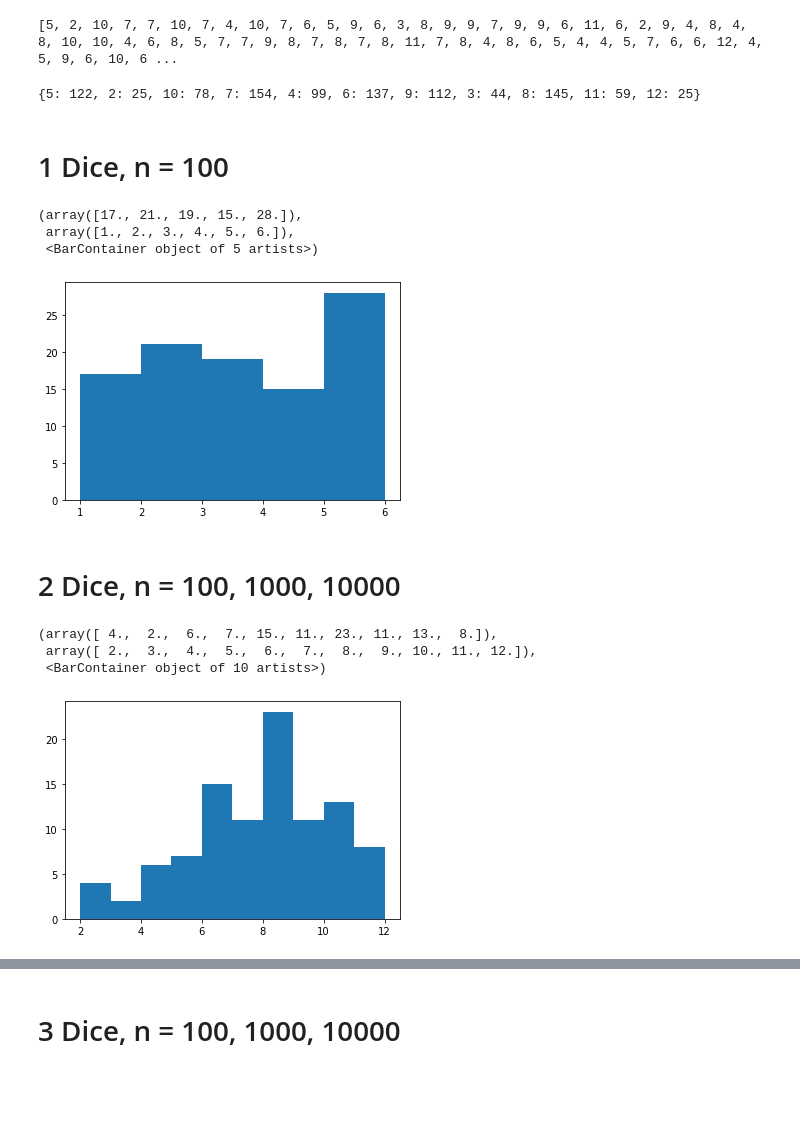
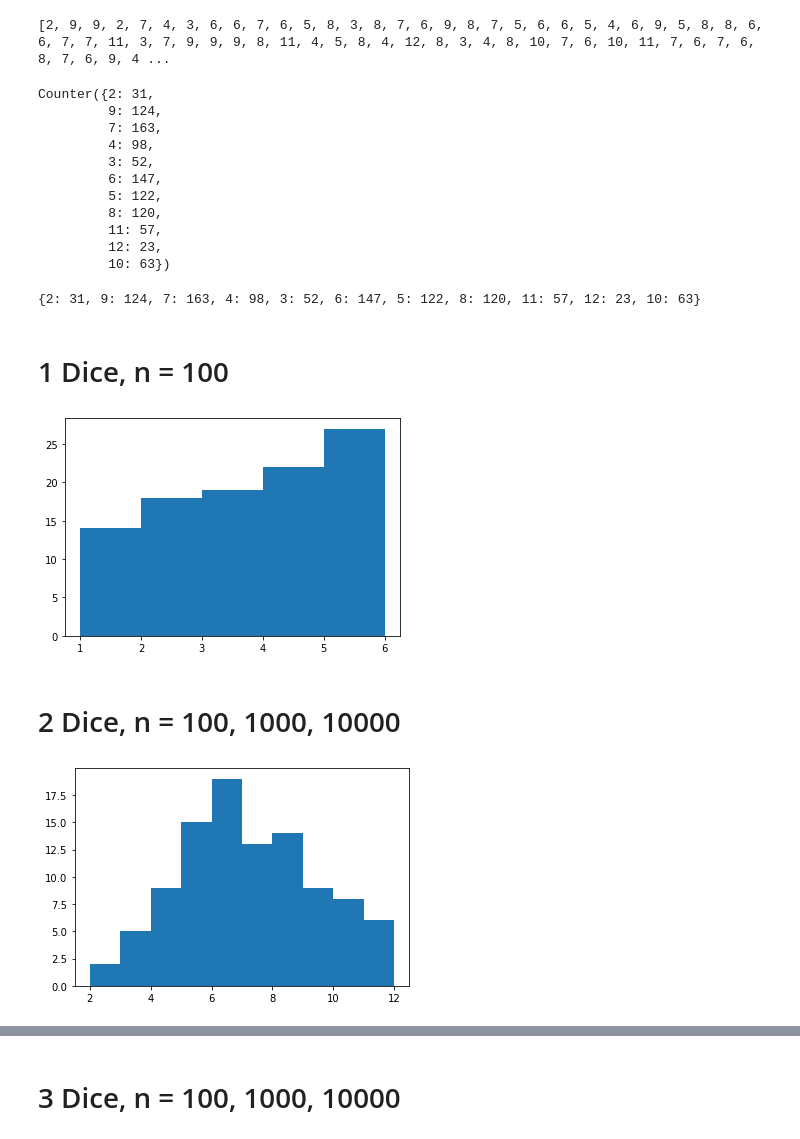
Before and after one commit to 2020Austin/Prob, a Jupyter notebook: Summing Dice.ipynb, the cells around one changed output, grey strips where cells are left out. Saved outputs shown, nothing was run; the diff lists cells and outputs as text; code cells hidden in the pictures; blank space fills up the shorter version.

```diff
--- a/Summing Dice.ipynb
+++ b/Summing Dice.ipynb
@@ -4,26 +4,32 @@ import random
 from matplotlib import pyplot as plt #note to self - figure out why always imported as plt
 # %%
 #Recursively simulate the sum of [n] dice thrown at once
-def sumRolls(n):
+def sum_rolls(n):
     roll = random.randint(1,6)
     #base case, if n == 1 then stop
     if n == 1:
         return roll
-    #recursive case, if n > 1 then call sumRolls with new param (n-1)
+    #recursive case, if n > 1 then call sum_rolls with new param (n-1)
     else:
-        return roll + sumRolls(n-1)
+        return roll + sum_rolls(n-1)
+# %%
+def sum_rolls(n):
+    return sum(random.randint(1, 6) for _ in range(n))
 # %%
 #Collect the results of [t] trials of [dice] number of dice
-def trialRolls(dice, t):
-    sumsList = []
+def trial_rolls(dice, t):
+    sums_list = []
     for i in range(t):
-        sumsList.append(sumRolls(dice))
-    return sumsList
+        sums_list.append(sum_rolls(dice))
+    return sums_list
+# %%
+def trial_rolls(num_dice, num_trials):
+    return [sum_rolls(num_dice) for _ in range(num_trials)]
 # %%
-#Test block for trialRolls
-nums = trialRolls(2,1000)
+#Test block for trial_rolls
+nums = trial_rolls(2,1000)
 print(nums)
 # %% [output]
-[5, 2, 10, 7, 7, 10, 7, 4, 10, 7, 6, 5, 9, 6, 3, 8, 9, 9, 7, 9, 9, 6, 11, 6, 2, 9, 4, 8, 4, 8, 10, 10, 4, 6, 8, 5, 7, 7, 9, 8, 7, 8, 7, 8, 11, 7, 8, 4, 8, 6, 5, 4, 4, 5, 7, 6, 6, 12, 4, 5, 9, 6, 10, 6 ...
+[2, 9, 9, 2, 7, 4, 3, 6, 6, 7, 6, 5, 8, 3, 8, 7, 6, 9, 8, 7, 5, 6, 6, 5, 4, 6, 9, 5, 8, 8, 6, 6, 7, 7, 11, 3, 7, 9, 9, 9, 8, 11, 4, 5, 8, 4, 12, 8, 3, 4, 8, 10, 7, 6, 10, 11, 7, 6, 7, 6, 8, 7, 6, 9, 4 ...
 # %%
 #Convert the data from a list of values into a dictionary tracking frequency of each number
@@ -32,27 +38,36 @@ def sumCounter(n):
     for i in n:
         freq[i] = freq.get(i, 0) + 1
     return freq
+# %%
+from collections import Counter
+Counter(nums)
+# %% [output]
+Counter({2: 31,
+         9: 124,
+         7: 163,
+         4: 98,
+         3: 52,
+         6: 147,
+         5: 122,
+         8: 120,
+         11: 57,
+         12: 23,
+         10: 63})
 # %%
-#Test block for sumCounter
-print(sumCounter(nums))
+#Test block for sum_counter
+print(sum_counter(nums))
 # %% [output]
-{5: 122, 2: 25, 10: 78, 7: 154, 4: 99, 6: 137, 9: 112, 3: 44, 8: 145, 11: 59, 12: 25}
+{2: 31, 9: 124, 7: 163, 4: 98, 3: 52, 6: 147, 5: 122, 8: 120, 11: 57, 12: 23, 10: 63}
 # %% [markdown]
 # 1 Dice, n = 100
 # %%
-plt.hist(trialRolls(1,100), density = False, bins=5)
+plt.hist(trial_rolls(1,100), density = False, bins=5);
 # %% [output]
-(array([17., 21., 19., 15., 28.]),
- array([1., 2., 3., 4., 5., 6.]),
- <BarContainer object of 5 artists>)
-[figure, old version]
+[figure, new version]
 # %% [markdown]
 # 2 Dice, n = 100, 1000, 10000
 # %%
-plt.hist(trialRolls(2,100), density = False, bins=10)
+plt.hist(trial_rolls(2,100), density = False, bins=10);
 # %% [output]
-(array([ 4.,  2.,  6.,  7., 15., 11., 23., 11., 13.,  8.]),
- array([ 2.,  3.,  4.,  5.,  6.,  7.,  8.,  9., 10., 11., 12.]),
- <BarContainer object of 10 artists>)
-[figure, old version]
+[figure, new version]
 # %%
```
Also changed, not shown: parts of 6 cells of this notebook.
